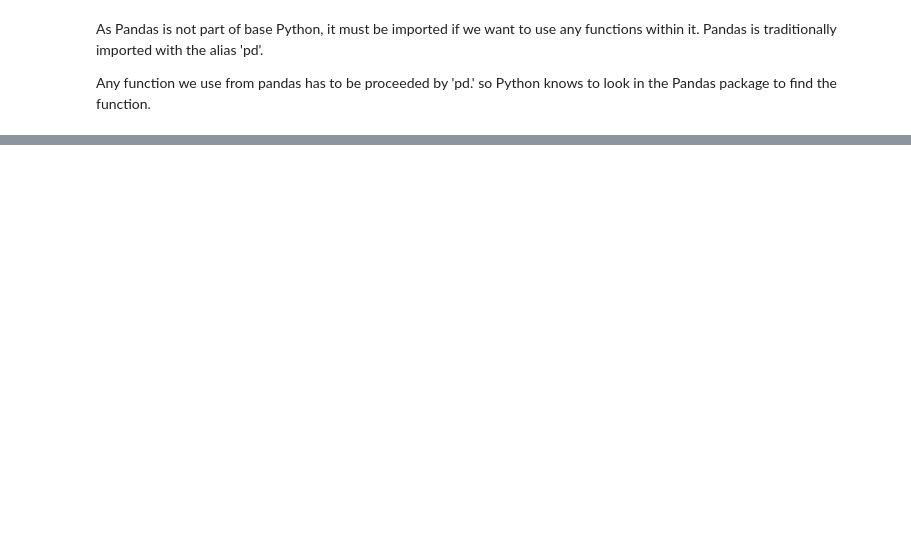
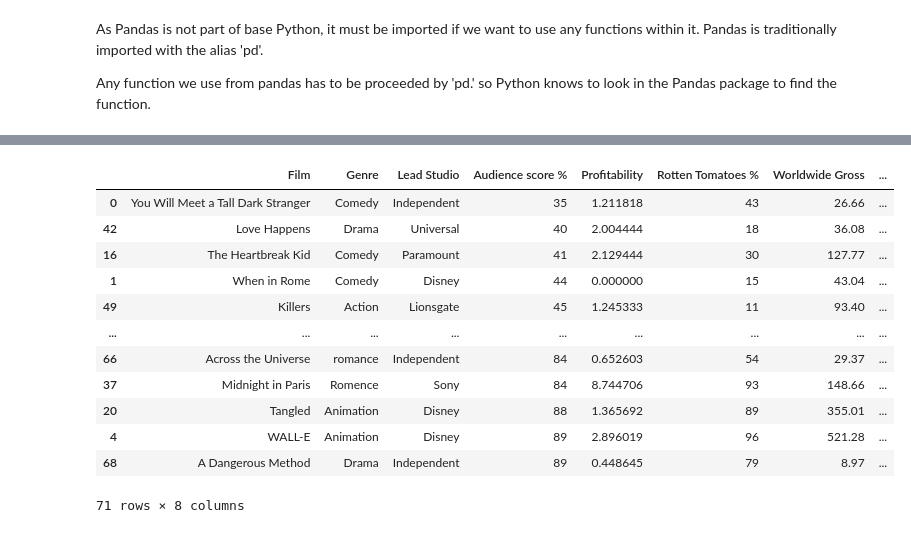
Before and after one commit to maryamanuel1/coding-club-IntroPython-6, a Jupyter notebook: IntroPython_6.ipynb, the cells around one changed output, grey strips where cells are left out. Drawn from its saved outputs; the diff is of its cells as text; code cells hidden in the pictures; blank space fills up the shorter version.

```diff
--- a/IntroPython_6.ipynb
+++ b/IntroPython_6.ipynb
@@ -249,0 +50,20 @@ cereal_df.head()
+# %%
+#Annoyingly, there are dollar signs in the wordlwide gross column, which makes pandas think it is a string. For some reason there isn't any built in way to deal with this, so we'll just use the replace method to strip the dollar signs out.
+movie_df['Worldwide Gross'] = movie_df['Worldwide Gross'].replace('[\$,]', '', regex=True).astype(float)
+# %%
+#We might learn something interesting by sorting this data in a number of different ways. Initially, lets try sorting by audience score. We can use the sort_values method. Its mandatory to pass the 'by' argument when using this method, to tell pandas which column to sort by.
+movie_df.sort_values(by = "Audience score %")
+# %% [output]
+|  | Film | Genre | Lead Studio | Audience score % | Profitability | Rotten Tomatoes % | Worldwide Gross | ... |
+| 0 | You Will Meet a Tall Dark Stranger | Comedy | Independent | 35 | 1.211818 | 43 | 26.66 | ... |
+| 42 | Love Happens | Drama | Universal | 40 | 2.004444 | 18 | 36.08 | ... |
+| 16 | The Heartbreak Kid | Comedy | Paramount | 41 | 2.129444 | 30 | 127.77 | ... |
+| 1 | When in Rome | Comedy | Disney | 44 | 0.000000 | 15 | 43.04 | ... |
+| 49 | Killers | Action | Lionsgate | 45 | 1.245333 | 11 | 93.40 | ... |
+| ... | ... | ... | ... | ... | ... | ... | ... | ... |
+| 66 | Across the Universe | romance | Independent | 84 | 0.652603 | 54 | 29.37 | ... |
+| 37 | Midnight in Paris | Romence | Sony | 84 | 8.744706 | 93 | 148.66 | ... |
+| 20 | Tangled | Animation | Disney | 88 | 1.365692 | 89 | 355.01 | ... |
+| 4 | WALL-E | Animation | Disney | 89 | 2.896019 | 96 | 521.28 | ... |
+| 68 | A Dangerous Method | Drama | Independent | 89 | 0.448645 | 79 | 8.97 | ... |
+71 rows × 8 columns
```
Also changed, not shown: parts of 73 cells of this notebook.
